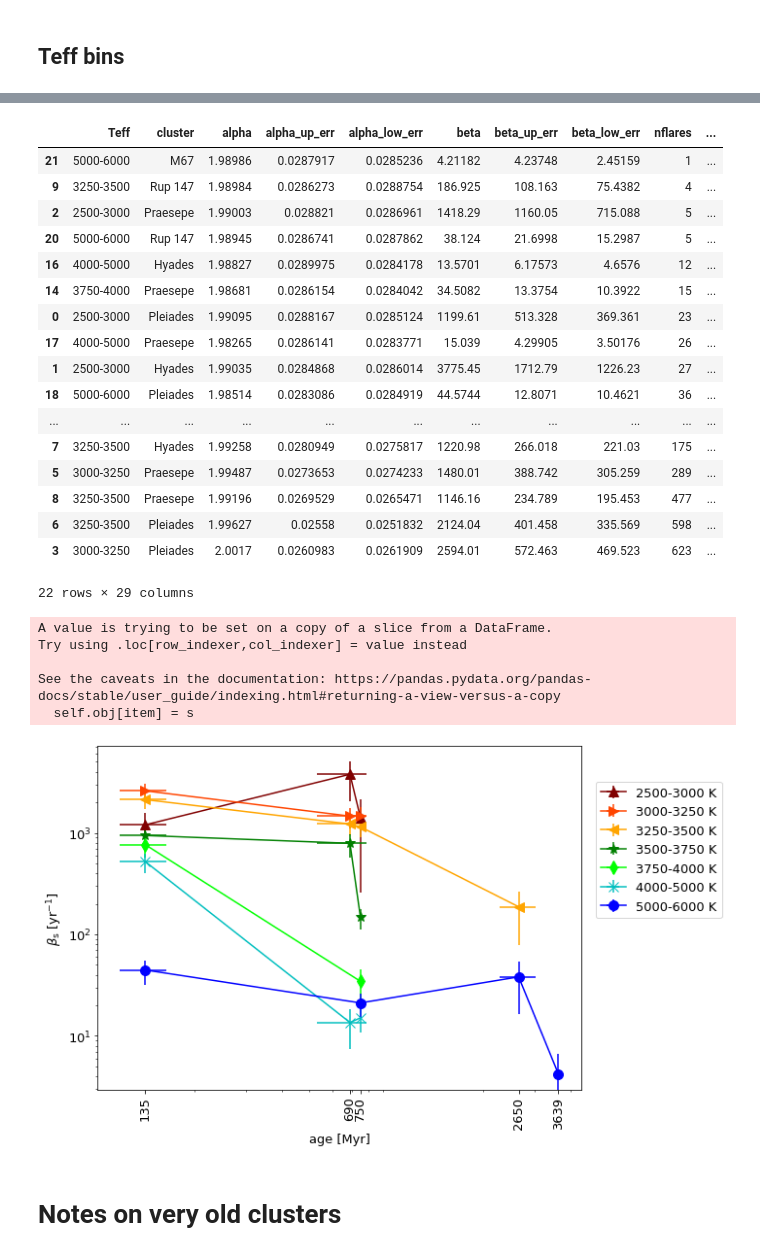
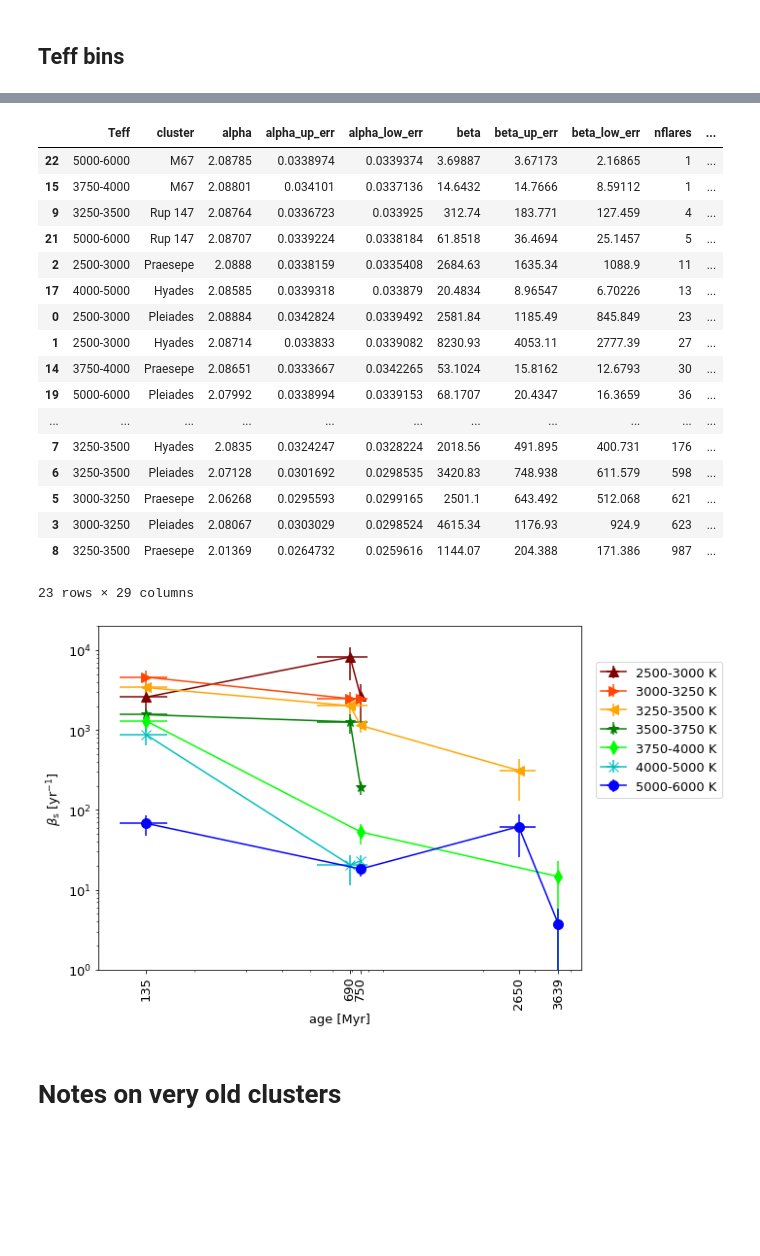
Before and after one commit to ekaterinailin/flares-in-clusters-with-k2-ii, a Jupyter notebook: VettingFlares/FFDs_Wheatland.ipynb, the cells around one changed output, grey strips where cells are left out. Drawn from its saved outputs; the diff is of its cells as text; code cells hidden in the pictures; blank space fills up the shorter version.

```diff
--- a/VettingFlares/FFDs_Wheatland.ipynb
+++ b/VettingFlares/FFDs_Wheatland.ipynb
@@ -100,6 +100,8 @@ T.dropna(how="any").tail()
 resfullsample = {}
 # %%
 fig, ax =  plt.subplots(1, figsize=(8,6))
+
+hasflares = (df.real==1) & (df.todrop.isnull())
 ffd = FFD(f=df[hasflares], tot_obs_time=tobs, ID="EPIC")
 
 #---------- No correction ----------------
@@ -117,7 +119,7 @@ ed, freq, counts = ffd.ed_and_freq(energy_correction=False,
 #ax.scatter(ffd.ed, ffd.freq, marker="^", c="c", label="correcting for multiple stars in sample")
 
 cts = pd.Series(counts).value_counts()
-thresh = cts[cts==1].sort_index().index.min()
+thresh = cts[cts==1].sort_index().index.min() * 2.
 ed, freq, counts = ffd.ed_and_freq(energy_correction=False,
                             recovery_probability_correction=False,
                              multiple_stars=False)
@@ -210,7 +214,7 @@ ed, freq, counts = ffd.ed_and_freq(energy_correction=False,
 #ax.scatter(ffd.ed, ffd.freq, marker="^", c="c", label="correcting for multiple stars in sample")
 
 cts = pd.Series(counts).value_counts()
-thresh = cts[cts==1].sort_index().index.min()
+thresh = cts[cts==1].sort_index().index.min() * 2.
 
 ed, freq, counts = ffd.ed_and_freq(energy_correction=False,
                             recovery_probability_correction=False,
@@ -286,7 +290,7 @@ resfulltab =  pd.DataFrame({"space": [r"$ED$", r"$E_\mathrm{Kp}$"],
               r"$\alpha$":[f"${_t.alpha:.2f}\left(OK1{_t.alpha_up_err:.2f}K2UK1{_t.alpha_up_err:.2f}K2\right)$",
                            f"${_t.alpha_en:.2f}\left(OK1{_t.alpha_up_err_en:.2f}K2UK1{_t.alpha_up_err_en:.2f}K2\right)$",],
               r"$\beta$ [yr$^{-1}$]":[f"${int(np.rint(_t.beta))}\left(OK1{int(np.rint(_t.beta_up_err))}K2UK1{int(np.rint(_t.beta_low_err))}K2\right)$",
-                          f"${_t.beta_en/10**28:.2f}\left(OK1{_t.beta_up_err_en/10**28:.2f}K2UK1{_t.beta_low_err_en/10**28:.2f}K2\right)" + r"\cdot 10^{28}$"],
+                          f"${_t.beta_en/10**32:.2f}\left(OK1{_t.beta_up_err_en/10**32:.2f}K2UK1{_t.beta_low_err_en/10**32:.2f}K2\right)" + r"\cdot 10^{32}$"],
               r"$n_\mathrm{tot}$":[_t.nflares_tot,_t.nflares_tot_en,],
               r"$n_\mathrm{fit}$":[_t.nflares_for_fit,_t.nflares_for_fit_en,],
              # r"$tr$":[_t.istruncated,_t.istruncated_en,],
@@ -643,23 +650,23 @@ beta.to_csv("tables/cluster_SpT_alphabeta.csv",index=False)
 beta.sort_values(by="nflares")
 # %% [output]
 |  | Teff | cluster | alpha | alpha_up_err | alpha_low_err | beta | beta_up_err | beta_low_err | nflares | ... |
-| 21 | 5000-6000 | M67 | 1.98986 | 0.0287917 | 0.0285236 | 4.21182 | 4.23748 | 2.45159 | 1 | ... |
-| 9 | 3250-3500 | Rup 147 | 1.98984 | 0.0286273 | 0.0288754 | 186.925 | 108.163 | 75.4382 | 4 | ... |
-| 2 | 2500-3000 | Praesepe | 1.99003 | 0.028821 | 0.0286961 | 1418.29 | 1160.05 | 715.088 | 5 | ... |
-| 20 | 5000-6000 | Rup 147 | 1.98945 | 0.0286741 | 0.0287862 | 38.124 | 21.6998 | 15.2987 | 5 | ... |
-| 16 | 4000-5000 | Hyades | 1.98827 | 0.0289975 | 0.0284178 | 13.5701 | 6.17573 | 4.6576 | 12 | ... |
-| 14 | 3750-4000 | Praesepe | 1.98681 | 0.0286154 | 0.0284042 | 34.5082 | 13.3754 | 10.3922 | 15 | ... |
-| 0 | 2500-3000 | Pleiades | 1.99095 | 0.0288167 | 0.0285124 | 1199.61 | 513.328 | 369.361 | 23 | ... |
-| 17 | 4000-5000 | Praesepe | 1.98265 | 0.0286141 | 0.0283771 | 15.039 | 4.29905 | 3.50176 | 26 | ... |
-| 1 | 2500-3000 | Hyades | 1.99035 | 0.0284868 | 0.0286014 | 3775.45 | 1712.79 | 1226.23 | 27 | ... |
-| 18 | 5000-6000 | Pleiades | 1.98514 | 0.0283086 | 0.0284919 | 44.5744 | 12.8071 | 10.4621 | 36 | ... |
+| 22 | 5000-6000 | M67 | 2.08785 | 0.0338974 | 0.0339374 | 3.69887 | 3.67173 | 2.16865 | 1 | ... |
+| 15 | 3750-4000 | M67 | 2.08801 | 0.034101 | 0.0337136 | 14.6432 | 14.7666 | 8.59112 | 1 | ... |
+| 9 | 3250-3500 | Rup 147 | 2.08764 | 0.0336723 | 0.033925 | 312.74 | 183.771 | 127.459 | 4 | ... |
+| 21 | 5000-6000 | Rup 147 | 2.08707 | 0.0339224 | 0.0338184 | 61.8518 | 36.4694 | 25.1457 | 5 | ... |
+| 2 | 2500-3000 | Praesepe | 2.0888 | 0.0338159 | 0.0335408 | 2684.63 | 1635.34 | 1088.9 | 11 | ... |
+| 17 | 4000-5000 | Hyades | 2.08585 | 0.0339318 | 0.033879 | 20.4834 | 8.96547 | 6.70226 | 13 | ... |
+| 0 | 2500-3000 | Pleiades | 2.08884 | 0.0342824 | 0.0339492 | 2581.84 | 1185.49 | 845.849 | 23 | ... |
+| 1 | 2500-3000 | Hyades | 2.08714 | 0.033833 | 0.0339082 | 8230.93 | 4053.11 | 2777.39 | 27 | ... |
+| 14 | 3750-4000 | Praesepe | 2.08651 | 0.0333667 | 0.0342265 | 53.1024 | 15.8162 | 12.6793 | 30 | ... |
+| 19 | 5000-6000 | Pleiades | 2.07992 | 0.0338994 | 0.0339153 | 68.1707 | 20.4347 | 16.3659 | 36 | ... |
 | ... | ... | ... | ... | ... | ... | ... | ... | ... | ... | ... |
-| 7 | 3250-3500 | Hyades | 1.99258 | 0.0280949 | 0.0275817 | 1220.98 | 266.018 | 221.03 | 175 | ... |
-| 5 | 3000-3250 | Praesepe | 1.99487 | 0.0273653 | 0.0274233 | 1480.01 | 388.742 | 305.259 | 289 | ... |
-| 8 | 3250-3500 | Praesepe | 1.99196 | 0.0269529 | 0.0265471 | 1146.16 | 234.789 | 195.453 | 477 | ... |
-| 6 | 3250-3500 | Pleiades | 1.99627 | 0.02558 | 0.0251832 | 2124.04 | 401.458 | 335.569 | 598 | ... |
-| 3 | 3000-3250 | Pleiades | 2.0017 | 0.0260983 | 0.0261909 | 2594.01 | 572.463 | 469.523 | 623 | ... |
+| 7 | 3250-3500 | Hyades | 2.0835 | 0.0324247 | 0.0328224 | 2018.56 | 491.895 | 400.731 | 176 | ... |
+| 6 | 3250-3500 | Pleiades | 2.07128 | 0.0301692 | 0.0298535 | 3420.83 | 748.938 | 611.579 | 598 | ... |
+| 5 | 3000-3250 | Praesepe | 2.06268 | 0.0295593 | 0.0299165 | 2501.1 | 643.492 | 512.068 | 621 | ... |
+| 3 | 3000-3250 | Pleiades | 2.08067 | 0.0303029 | 0.0298524 | 4615.34 | 1176.93 | 924.9 | 623 | ... |
+| 8 | 3250-3500 | Praesepe | 2.01369 | 0.0264732 | 0.0259616 | 1144.07 | 204.388 | 171.386 | 987 | ... |
-22 rows × 29 columns
+23 rows × 29 columns
 # %%
 fig, ax = plt.subplots(figsize=(10,6))
 Tcols = {"2750":["^","maroon"],
@@ -668,39 +675,35 @@ Tcols = {"2750":["^","maroon"],
          "3625":["*","green"],
          "3875":["d","lime"],
          "4500":["x","c"],
          "5500":["o","blue"],}
 for label, g in beta.groupby("Tmid"):
 
     g.loc[:,"cluster"] = pd.Categorical(g.cluster,
                       categories=["Pleiades","Hyades","Praesepe","Rup 147", "M67"],
                       ordered=True)
     g = g.sort_values(by="cluster")
     ax.errorbar(x=g.age, xerr=g[["age_uperr","age_lowerr"]].values.T,
                  y=g.beta, yerr=g[["beta_up_err","beta_low_err"]].values.T,
                  label=f"{g.Tmin.iloc[0]}-{g.Tmax.iloc[0]} K",c=Tcols[str(label)][1],
                   marker=Tcols[str(label)][0],markersize=10)
 #     g.plot(x="age", xerr="age_uperr",y="beta",yerr="beta_err",
 #            label=f"{g.Tmin.iloc[0]}-{g.Tmax.iloc[0]} K", ax=ax, kind="line",c=Tcols[str(label)][1],
 #           marker=Tcols[str(label)][0],markersize=10)#s=120,)#
 
 
 ax.set_xlabel("age [Myr]")
 ax.set_ylabel(r"$\beta_\mathrm{s}$ [yr$^{-1}$]")
 ax.set_xscale("log")
 ax.set_yscale("log")
 ax.set_xticks(beta.age.astype(float).unique())
 ax.set_xticklabels(labels=beta.age.unique(), rotation=90)
+ax.set_ylim(1,2e4)
 ax.legend(loc=(1.03,.5))
 plt.tight_layout()
 plt.savefig(f"plots/{tstamp}_beta_T_age_ED_wheatland.png", dpi=300)
 plt.savefig(f"{paperdir}pics/FFDs/beta_T_age_ED_wheatland.png", dpi=300)
 # %% [output]
-A value is trying to be set on a copy of a slice from a DataFrame.
-Try using .loc[row_indexer,col_indexer] = value instead
-
-See the caveats in the documentation: https://pandas.pydata.org/pandas-docs/stable/user_guide/indexing.html#returning-a-view-versus-a-copy
-  self.obj[item] = s
-[figure, old version]
+[figure, new version]
 # %%
 beta_s = betaen_.merge(betaed_, left_index=True,right_index=True)
 for b in ["beta","beta_up_err","beta_low_err",
```
Also changed, not shown: parts of 12 cells of this notebook, 3 other files.
